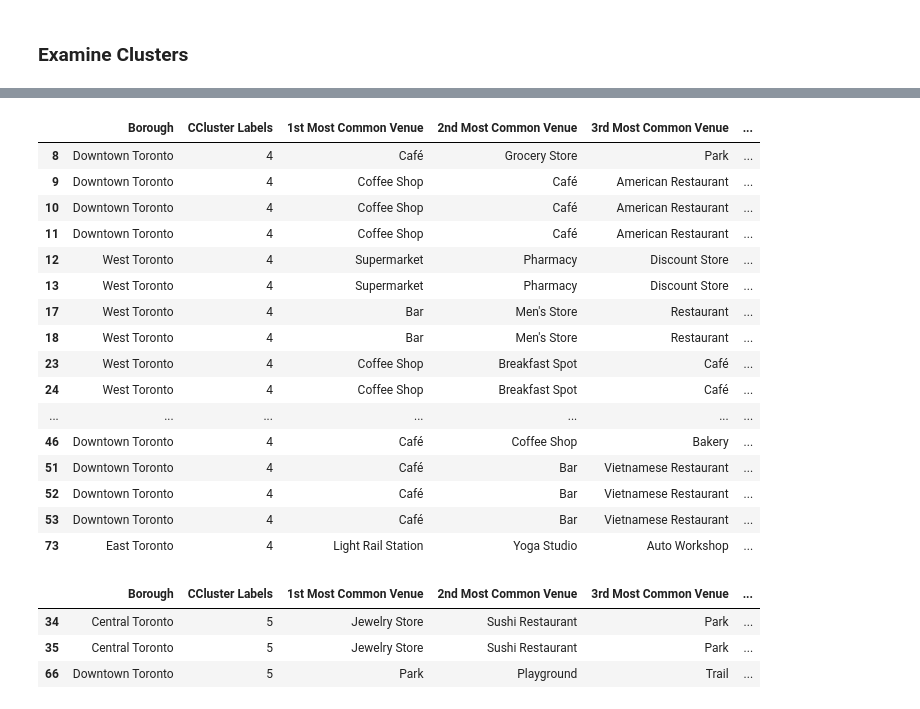
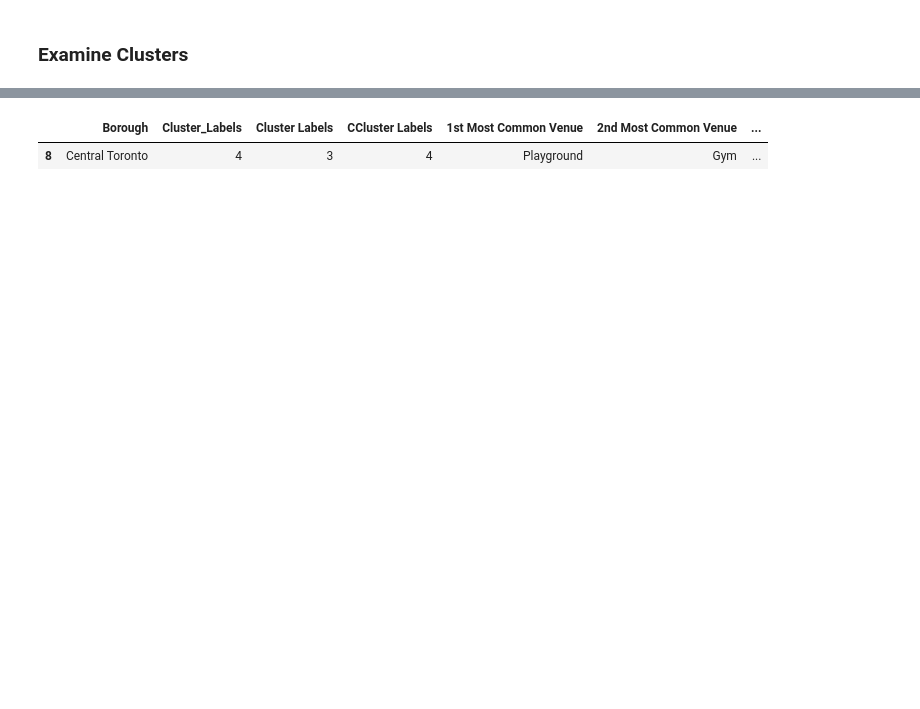
Before and after one commit to Ryedla/Clustering-the-Toronto-City, a Jupyter notebook: Exploring & Clustering neighborhoods in Toronto.ipynb, the cells around one changed output, grey strips where cells are left out. Saved outputs shown, nothing was run; the diff lists cells and outputs as text; code cells hidden in the pictures; blank space fills up the shorter version.

```diff
--- a/Exploring & Clustering neighborhoods in Toronto.ipynb
+++ b/Exploring & Clustering neighborhoods in Toronto.ipynb
@@ -425,7 +424,7 @@ plt.show()
 ### Clustering Neighborhoods
 # %%
 # set number of clusters
-kclusters = 6
+kclusters = 5
 
 # run k-means clustering
 kmeans = KMeans(n_clusters=kclusters, random_state=0).fit(Toronto_grouped_clustering)
@@ -437,6 +436,6 @@ array([4, 2, 1, 4, 4, 2, 1, 1, 4, 4], dtype=int32)
 # %%
 # add clustering labels
-neighborhoods_venues_sorted.insert(0, 'CCluster Labels', kmeans.labels_)
+neighborhoods_venues_sorted.insert(0, 'Cluster_Labels', kmeans.labels_)
 
 Toronto_merged = neighborhoods1
 
@@ -528,29 +521,6 @@ Toronto_merged.loc[Toronto_merged['CCluster Labels'] == 3, Toronto_merged.column
 # %%
 # Cluster 5
-Toronto_merged.loc[Toronto_merged['CCluster Labels'] == 4, Toronto_merged.columns[[1] + list(range(5, Toronto_merged.shape[1]))]]
+Toronto_merged.loc[Toronto_merged['Cluster_Labels'] == 4, Toronto_merged.columns[[1] + list(range(5, Toronto_merged.shape[1]))]]
 # %% [output]
-|  | Borough | CCluster Labels | 1st Most Common Venue | 2nd Most Common Venue | 3rd Most Common Venue | ... |
-| 8 | Downtown Toronto | 4 | Café | Grocery Store | Park | ... |
-| 9 | Downtown Toronto | 4 | Coffee Shop | Café | American Restaurant | ... |
-| 10 | Downtown Toronto | 4 | Coffee Shop | Café | American Restaurant | ... |
-| 11 | Downtown Toronto | 4 | Coffee Shop | Café | American Restaurant | ... |
-| 12 | West Toronto | 4 | Supermarket | Pharmacy | Discount Store | ... |
-| 13 | West Toronto | 4 | Supermarket | Pharmacy | Discount Store | ... |
-| 17 | West Toronto | 4 | Bar | Men's Store | Restaurant | ... |
-| 18 | West Toronto | 4 | Bar | Men's Store | Restaurant | ... |
-| 23 | West Toronto | 4 | Coffee Shop | Breakfast Spot | Café | ... |
-| 24 | West Toronto | 4 | Coffee Shop | Breakfast Spot | Café | ... |
-| ... | ... | ... | ... | ... | ... | ... |
-| 46 | Downtown Toronto | 4 | Café | Coffee Shop | Bakery | ... |
-| 51 | Downtown Toronto | 4 | Café | Bar | Vietnamese Restaurant | ... |
-| 52 | Downtown Toronto | 4 | Café | Bar | Vietnamese Restaurant | ... |
-| 53 | Downtown Toronto | 4 | Café | Bar | Vietnamese Restaurant | ... |
-| 73 | East Toronto | 4 | Light Rail Station | Yoga Studio | Auto Workshop | ... |
+|  | Borough | Cluster_Labels | Cluster Labels | CCluster Labels | 1st Most Common Venue | 2nd Most Common Venue | ... |
+| 8 | Central Toronto | 4 | 3 | 4 | Playground | Gym | ... |
-# %%
-# Cluster 6
-Toronto_merged.loc[Toronto_merged['CCluster Labels'] == 5, Toronto_merged.columns[[1] + list(range(5, Toronto_merged.shape[1]))]]
-# %% [output]
-|  | Borough | CCluster Labels | 1st Most Common Venue | 2nd Most Common Venue | 3rd Most Common Venue | ... |
-| 34 | Central Toronto | 5 | Jewelry Store | Sushi Restaurant | Park | ... |
-| 35 | Central Toronto | 5 | Jewelry Store | Sushi Restaurant | Park | ... |
-| 66 | Downtown Toronto | 5 | Park | Playground | Trail | ... |
```
Also changed, not shown: parts of 22 cells of this notebook.
